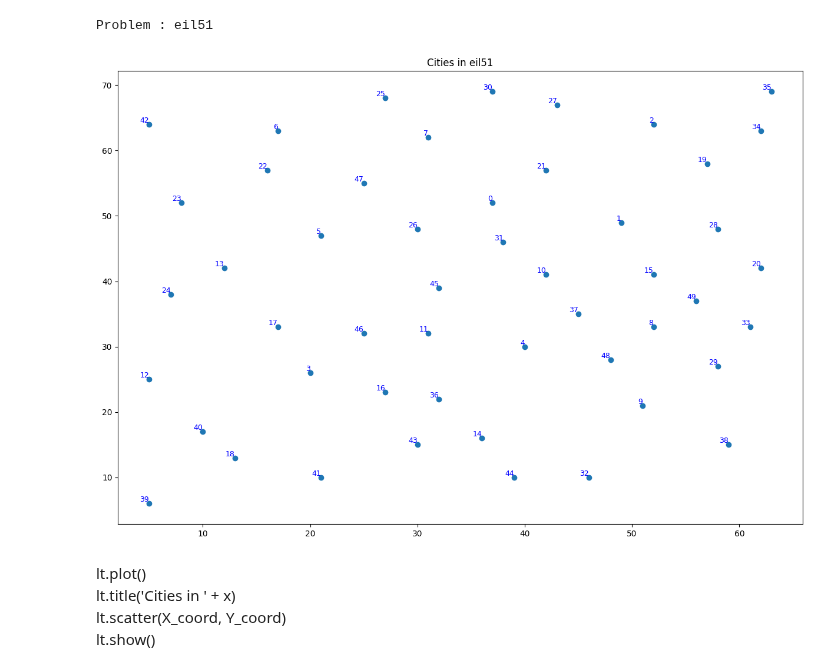
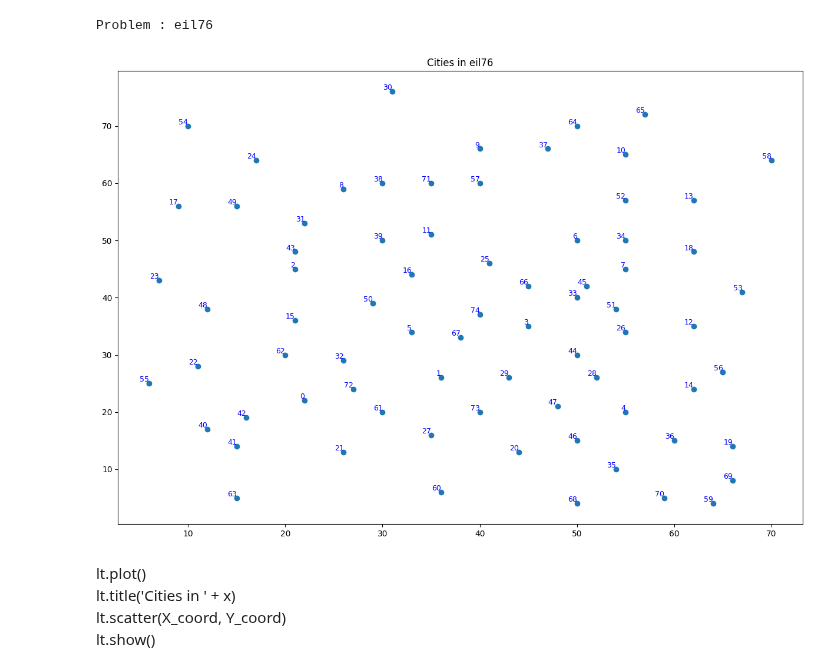
Before and after one commit to sangmin-yoo/TAXI, a Jupyter notebook: Large-Scale-Ising_graph_partition.ipynb, the cells around one changed output. Saved outputs shown, nothing was run; the diff lists cells and outputs as text; code cells hidden in the pictures.

```diff
--- a/Large-Scale-Ising_graph_partition.ipynb
+++ b/Large-Scale-Ising_graph_partition.ipynb
@@ -73,30 +73,30 @@ dict_keys(['pr439', 'pla7397', 'gr96', 'rd100', 'rl5934', 'pcb442', 'u2319', 'gi
 # %%
 import pyproj as p
 
-x = "eil51"
+x = "eil76"
 
 coord_geo = False
 if coord_geo == True:
      crs_wgs = p.Proj(init='epsg:4326')
      crs_bng = p.Proj(init = 'epsg:27700')
 
      tsp_database[x][0],tsp_database[x][1]  = p.transform(crs_wgs, crs_bng, tsp_database[x][1], tsp_database[x][0])
 # for x in tsp_database:
 print("Problem : " + x)
 #    print(tsp_database[x])
 X_coord = np.array(tsp_database[x][0])
 Y_coord = np.array(tsp_database[x][1])
 X_Y = np.array(list(zip(X_coord,Y_coord))).reshape(len(X_coord),2)
 plt.figure(figsize=(15,10))
 plt.plot()
 plt.title('Cities in ' + x)
 plt.scatter(X_coord, Y_coord)
 for idx, (x1, y1) in enumerate(X_Y):
     plt.text(x1, y1, str(idx), fontsize=9, ha='right', va='bottom', color='blue')
 plt.show()
 # %% [output]
-Problem : eil51
+Problem : eil76
-[figure, old version]
+[figure, new version]
 # %% [markdown]
 lt.plot()<br>
 lt.title('Cities in ' + x)<br>
```
Also changed, not shown: parts of 26 cells of this notebook, 25 other files.
